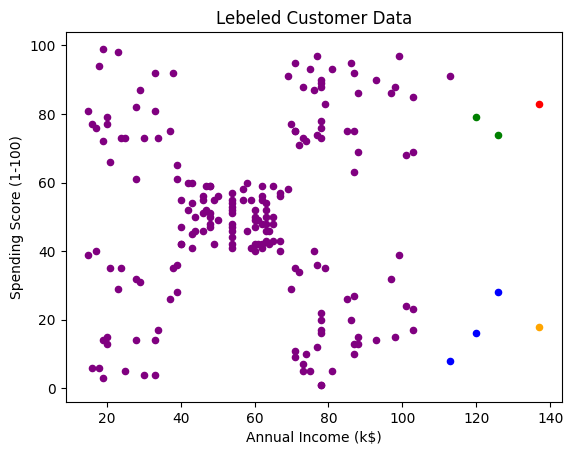
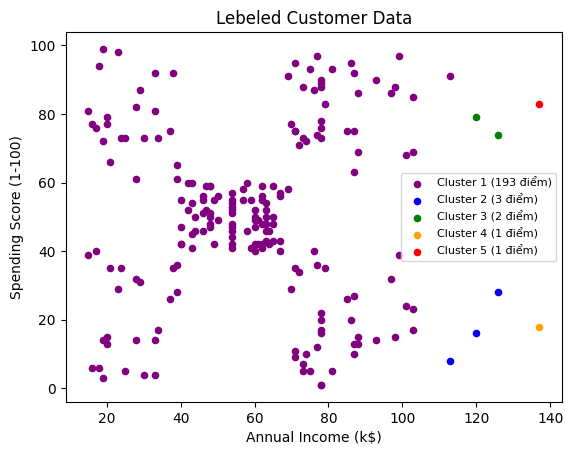
Code edit (unified diff) that turned the first committed figure into the second:
--- before
+++ after
@@ -10,4 +10,5 @@
 
 plt.title('Lebeled Customer Data')
+plt.legend(fontsize=8)
 
 plt.xlabel('Annual Income (k$)') 

Commit: Add files via upload